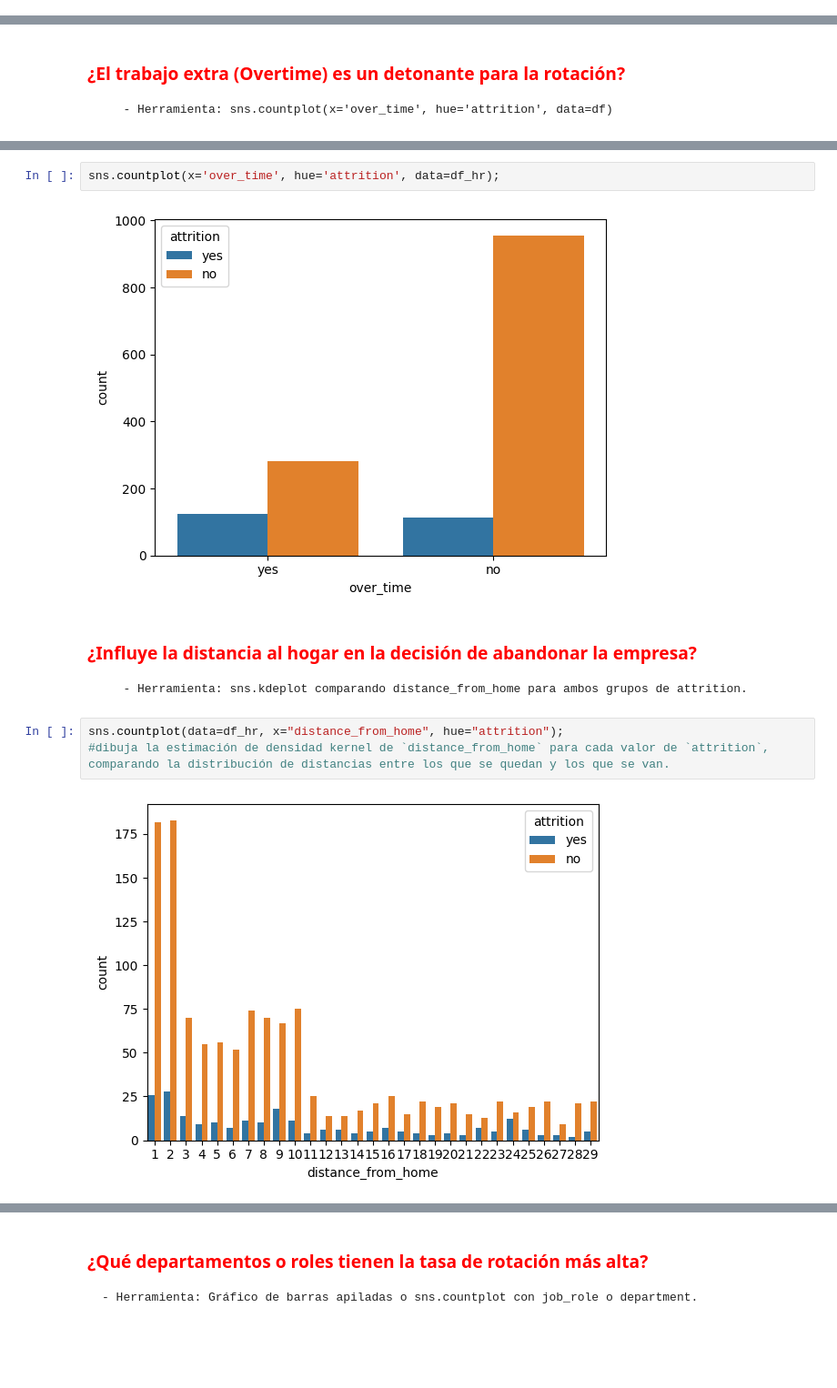
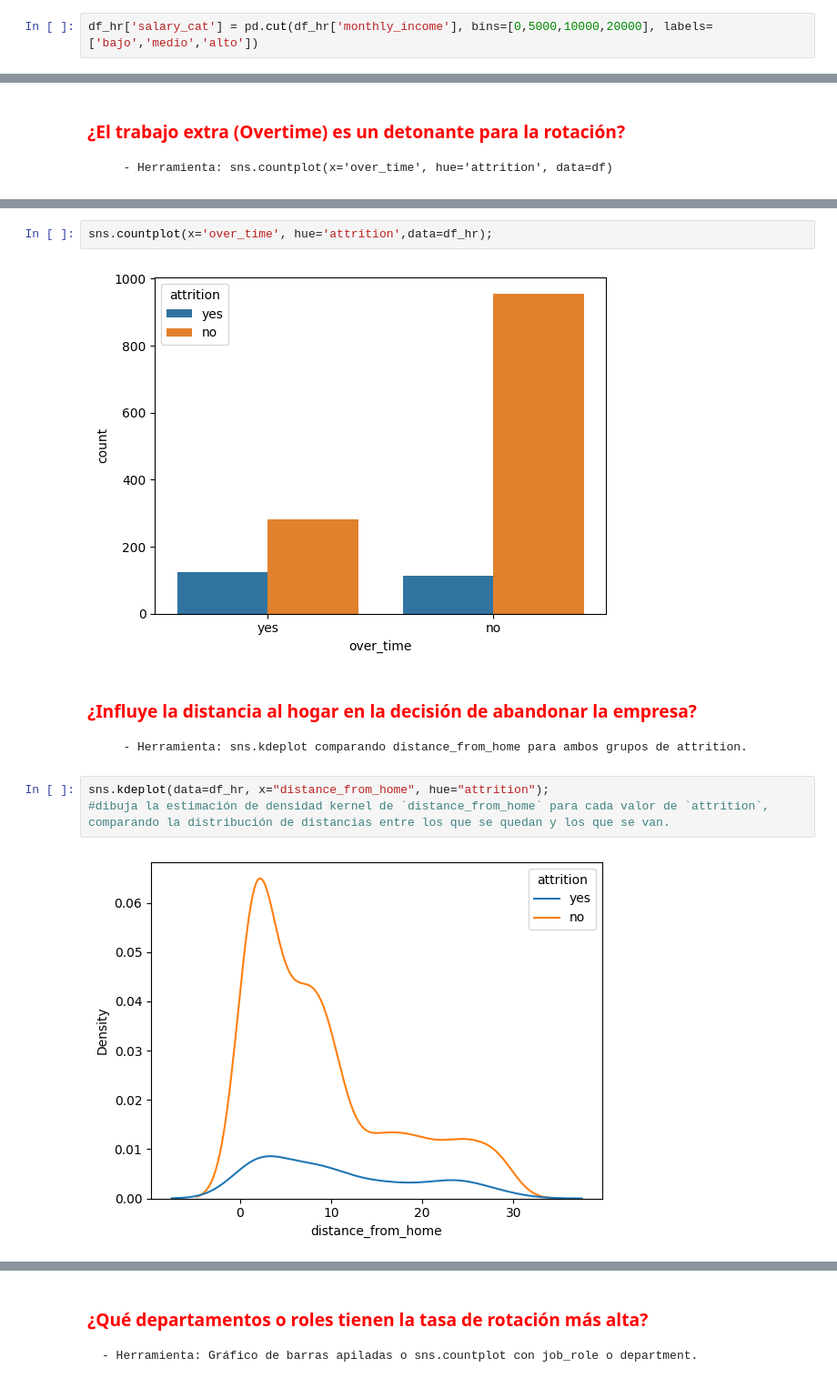
Before and after one commit to Lumo88/project-da-promo-65-modulo-3-team-1, a Jupyter notebook: Insights.ipynb, the cells around one changed output, grey strips where cells are left out. Shown at 91% size. Drawn from its saved outputs; the diff is of its cells as text; blank space fills up the shorter version.

```diff
--- a/Insights.ipynb
+++ b/Insights.ipynb
@@ -34,3 +34,5 @@ Index(['attrition', 'business_travel', 'department', 'distance_from_home',
 # %% [markdown]
 ### **<font color="red">¿Existe una brecha salarial entre los empleados que se quedan y los que se van?</font>**
       - Herramienta: sns.boxplot(x='attrition', y='monthly_income', data=df)
+# %%
+df_hr['salary_cat'] = pd.cut(df_hr['monthly_income'], bins=[0,5000,10000,20000], labels=['bajo','medio','alto'])
@@ -48,12 +76,12 @@ sns.scatterplot(data=df_hr,x="attrition", y="monthly_income");
 # %%
-sns.countplot(x='over_time', hue='attrition', data=df_hr);
+sns.countplot(x='over_time', hue='attrition',data=df_hr);
 # %% [output]
 [figure]
 # %% [markdown]
 ### **<font color="red">¿Influye la distancia al hogar en la decisión de abandonar la empresa? </font>**
        - Herramienta: sns.kdeplot comparando distance_from_home para ambos grupos de attrition.
 # %%
-sns.countplot(data=df_hr, x="distance_from_home", hue="attrition");
+sns.kdeplot(data=df_hr, x="distance_from_home", hue="attrition");
 #dibuja la estimación de densidad kernel de `distance_from_home` para cada valor de `attrition`, comparando la distribución de distancias entre los que se quedan y los que se van.
 # %% [output]
-[figure, old version]
+[figure, new version]
```
Also changed, not shown: parts of 14 cells of this notebook, 2 other files.
